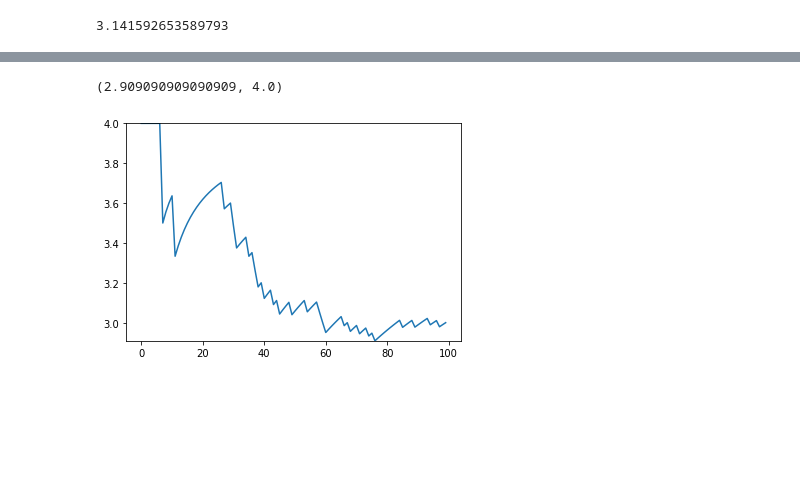
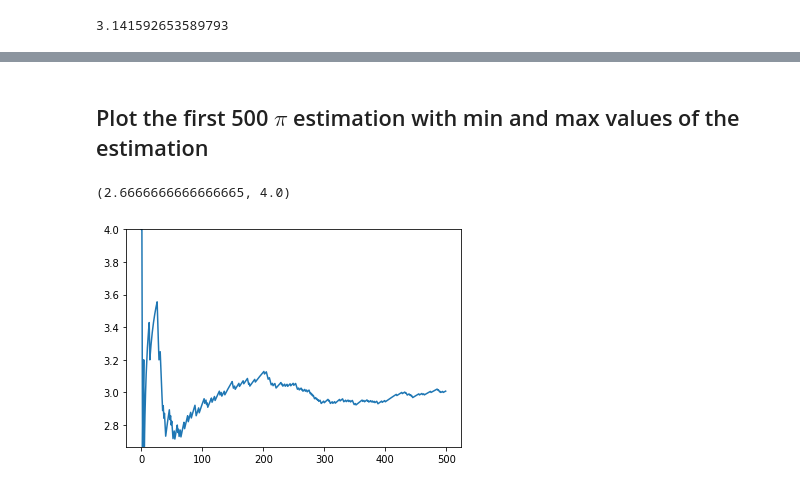
Before and after one commit to qszhao/PTUA2023, a Jupyter notebook: Lab03/simulate_pi.ipynb, the cells around one changed output, grey strips where cells are left out. Cells and saved outputs as stored; diff of their text form; code cells hidden in the pictures; blank space fills up the shorter version.

```diff
--- a/Lab03/simulate_pi.ipynb
+++ b/Lab03/simulate_pi.ipynb
@@ -118,9 +125,11 @@ len(ratios)
+# %% [markdown]
+## Plot the first 500 $\pi$ estimation with min and max values of the estimation
 # %%
-plt.plot(ratios[:100])
+plt.plot(ratios[:500])
 plt.ylim(min(ratios), max(ratios))
 # %% [output]
-(2.909090909090909, 4.0)
+(2.6666666666666665, 4.0)
-[figure, old version]
+[figure, new version]
 # %%
 ratios[:10]
 # %% [output]
```
Also changed, not shown: parts of 21 cells of this notebook, 4 other files.
